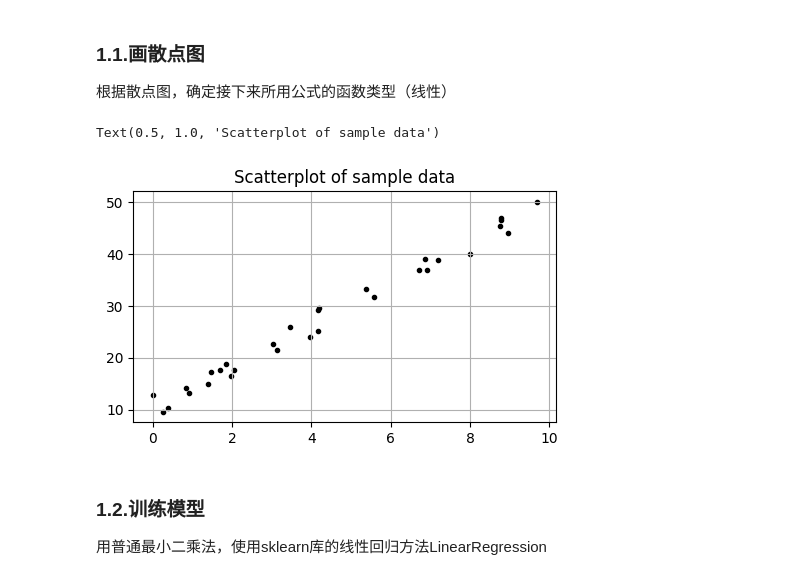
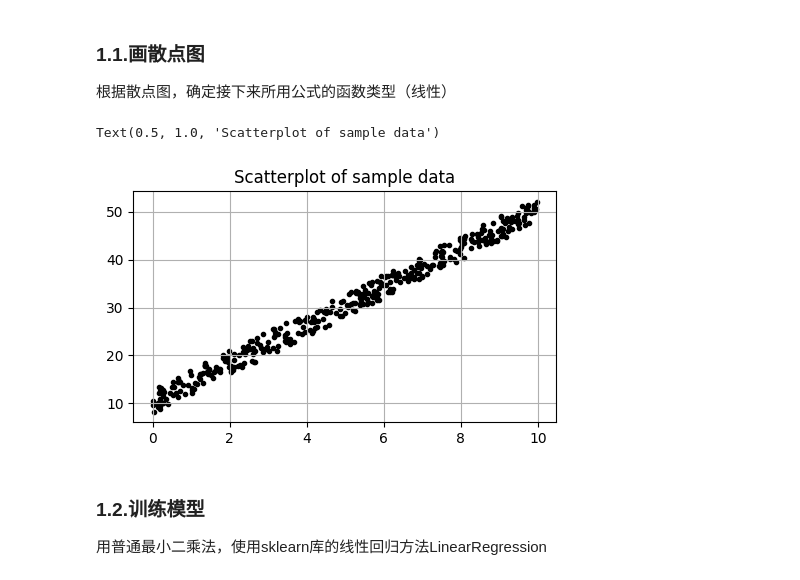
Before and after one commit to SILENT-GUO/MCM_works, a Jupyter notebook: 模型相关/回归.ipynb, the cells around one changed output. Saved outputs shown, nothing was run; the diff lists cells and outputs as text; code cells hidden in the pictures.

```diff
--- a/模型相关/回归.ipynb
+++ b/模型相关/回归.ipynb
@@ -34,21 +34,25 @@ from sklearn import *
 ### 1.1.画散点图
 根据散点图，确定接下来所用公式的函数类型（线性）
 # %%
-# Generate random data xtrain and ytrain
+# Generate random data xdata and ydata
 randseed = np.random.RandomState(1)
-f = lambda t: 8 + 4 * t + randseed.rand(30)*5
-xtrain = 10 * randseed.rand(30)
-ytrain = f(xtrain)
+f = lambda t: 8 + 4 * t + randseed.rand(500)*5
+xdata= 10 * randseed.rand(500)
+ydata = f(xdata)
+xtrain = xdata[:400][:,np.newaxis]
+ytrain = ydata[:400]
+xtest = xdata[400:][:,np.newaxis]
+ytest = ydata[400:]
 
 # Generate a scatterplot with xtrain, ytrain
 fig = plt.figure(figsize =(12,3))
 fig.add_subplot(1,2,1)
 plt.scatter(xtrain,ytrain,marker = '.',color = 'k')
 plt.grid(True)
 plt.title('Scatterplot of sample data')
 # %% [output]
 Text(0.5, 1.0, 'Scatterplot of sample data')
-[figure, old version]
+[figure, new version]
 # %% [markdown]
 ### 1.2.训练模型
 用普通最小二乘法，使用sklearn库的线性回归方法LinearRegression
```
Also changed, not shown: parts of 21 cells of this notebook.
